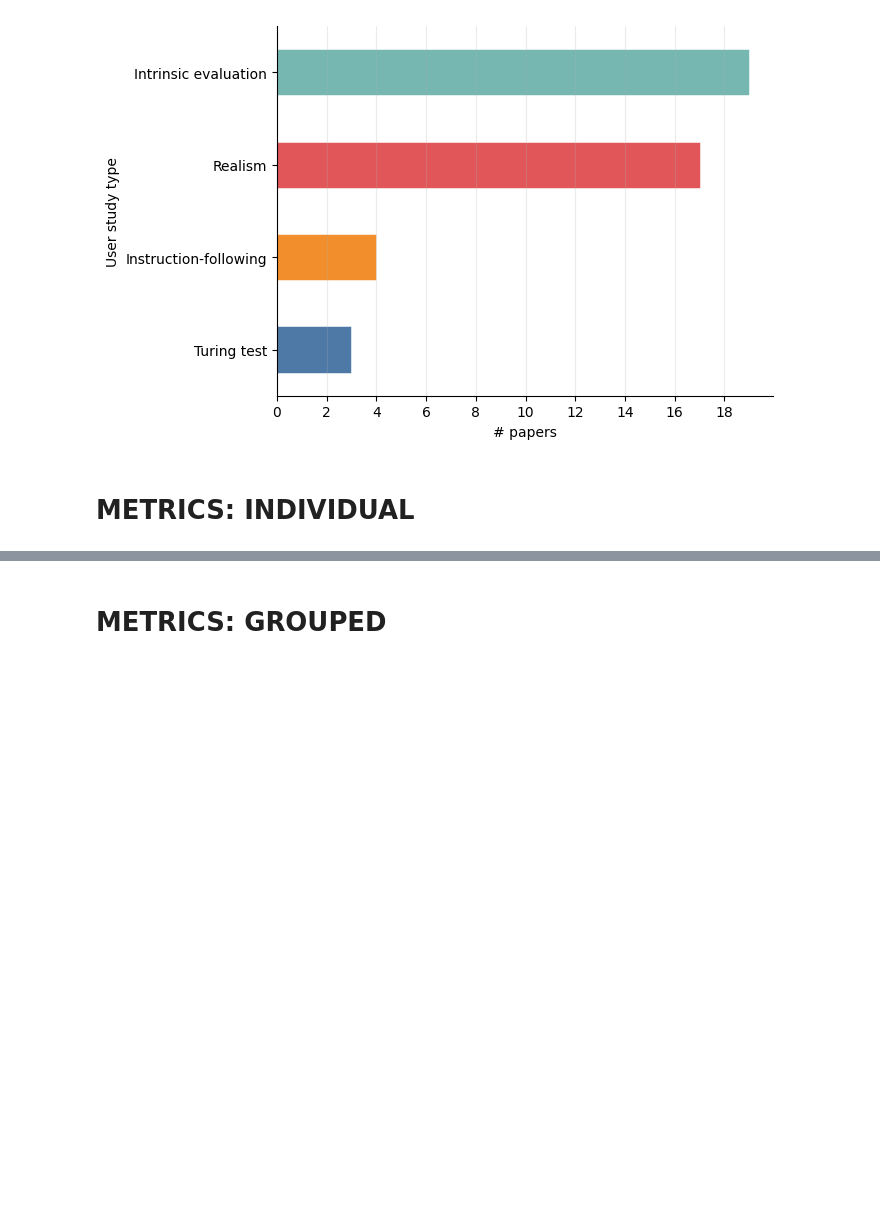
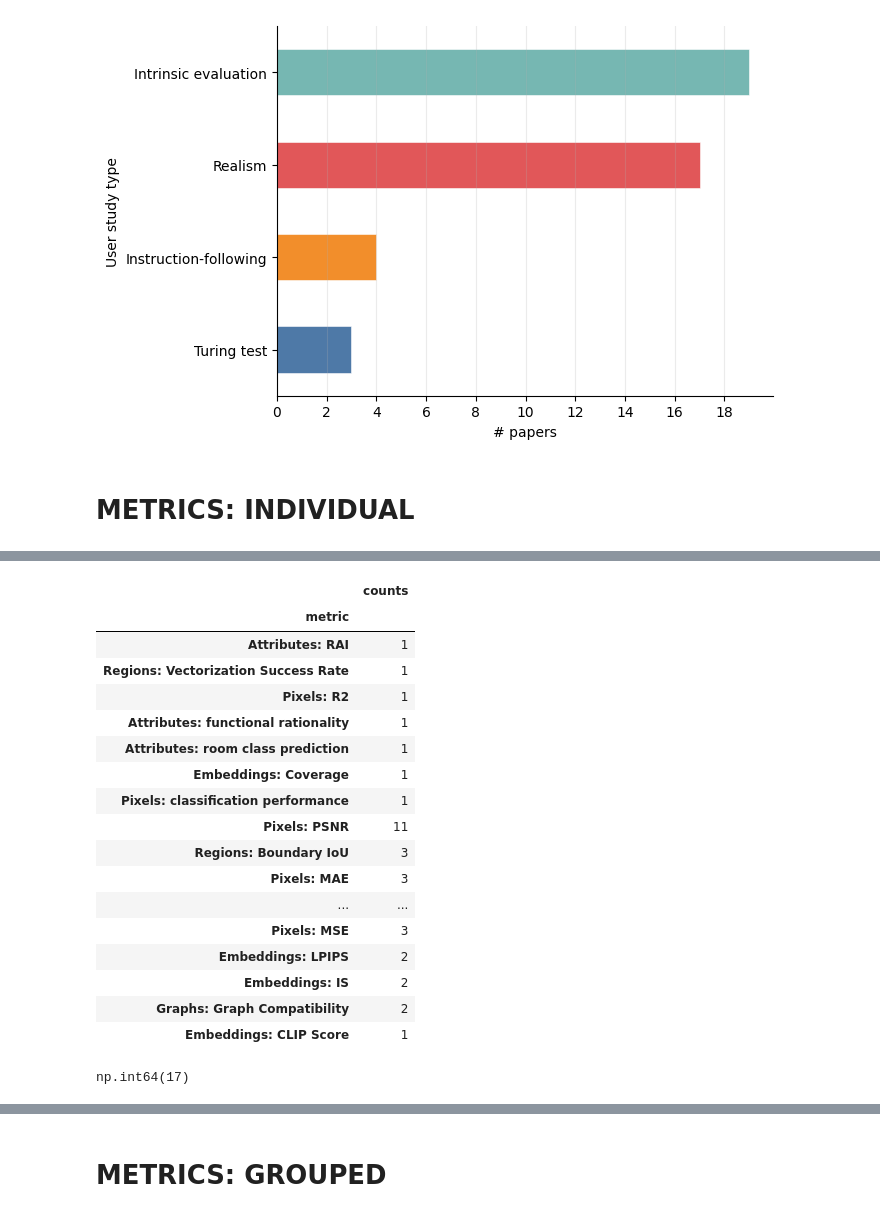
Before and after one commit to gal-dmitry/SystematicReview, a Jupyter notebook: SYNTHESIS.ipynb, the cells around one changed output, grey strips where cells are left out. Saved outputs shown, nothing was run; the diff lists cells and outputs as text; code cells hidden in the pictures; blank space fills up the shorter version.

```diff
--- a/SYNTHESIS.ipynb
+++ b/SYNTHESIS.ipynb
@@ -1851,0 +2086,21 @@ plot_user_studies(df)
+# %%
+df_unique
+# %% [output]
+|  | counts |
+| metric |  |
+| Attributes: RAI | 1 |
+| Regions: Vectorization Success Rate | 1 |
+| Pixels: R2 | 1 |
+| Attributes: functional rationality | 1 |
+| Attributes: room class prediction | 1 |
+| Embeddings: Coverage | 1 |
+| Pixels: classification performance | 1 |
+| Pixels: PSNR | 11 |
+| Regions: Boundary IoU | 3 |
+| Pixels: MAE | 3 |
+| ... | ... |
+| Pixels: MSE | 3 |
+| Embeddings: LPIPS | 2 |
+| Embeddings: IS | 2 |
+| Graphs: Graph Compatibility | 2 |
+| Embeddings: CLIP Score | 1 |
@@ -1851,0 +2110,5 @@ plot_user_studies(df)
+# %%
+num_singles = s_full.apply(lambda x: 1 if len(x.intersection(s_single)) > 0 else 0).sum()
+num_singles
+# %% [output]
+np.int64(17)
```
Also changed, not shown: parts of 19 cells of this notebook, 2 other files.
